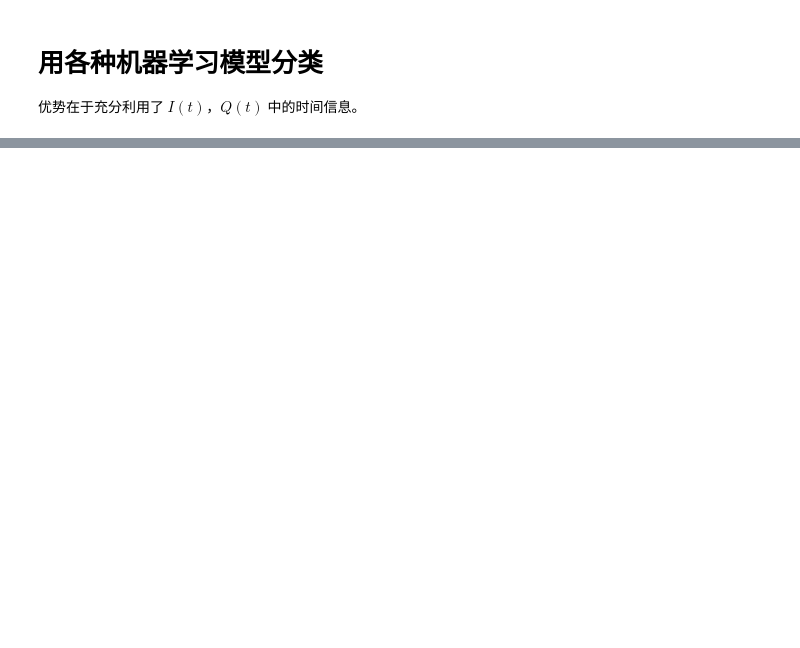
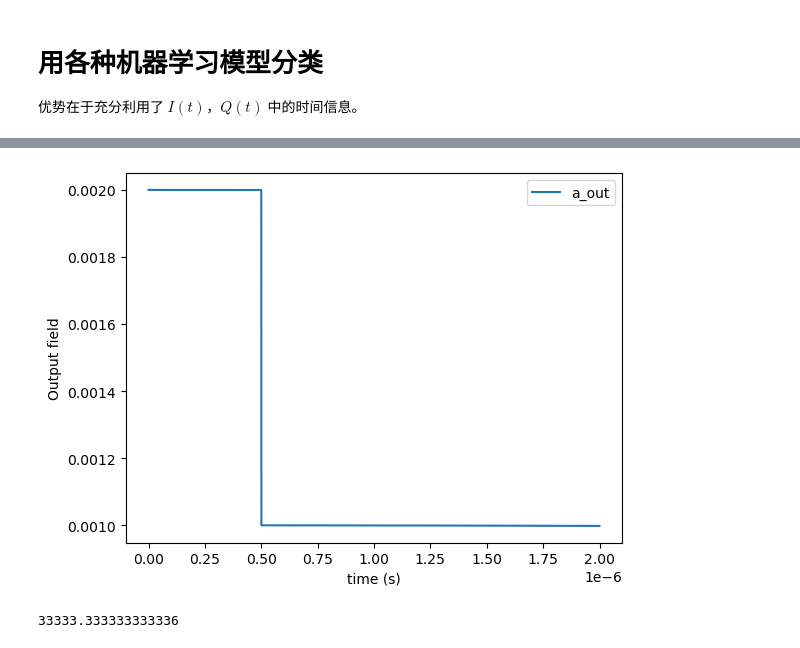
Before and after one commit to coding-xyz/qpu-gpu-co-processing, a Jupyter notebook: test_readout.ipynb, the cells around one changed output, grey strips where cells are left out. Saved outputs shown, nothing was run; the diff lists cells and outputs as text; code cells hidden in the pictures; blank space fills up the shorter version.

```diff
--- a/test_readout.ipynb
+++ b/test_readout.ipynb
@@ -105,0 +315,69 @@ plt.show()
+# %%
+import numpy as np
+import matplotlib.pyplot as plt
+from qutip import *
+
+# ============ 模拟参数 ============
+wr = 2*np.pi*5.0e9       # 腔频 5 GHz
+wq = 2*np.pi*5.5e9       # qubit 频率
+g = 2*np.pi*0.2e9          # dispersive shift
+kappa = 2*np.pi*1e6          # 腔泄漏率
+gamma_1 = 2*np.pi*1/30e-6             # T1 = 30 us
+gamma_phi = 2*np.pi*1/20e-6             # 退相干
+
+# Hilbert 空间
+Nc = 10                  # cavity 截止能级
+a = tensor(destroy(Nc), qeye(2))
+
+# Pauli
+sz = tensor(qeye(Nc), sigmaz())
+sp = tensor(qeye(Nc), sigmap())
+sm = tensor(qeye(Nc), sigmam())
+
+# ============ 输入脉冲形状：两个方波 ============
+def pulse(t, args):
+    """两个方波组成的脉冲"""
+    # 第一个脉冲：短而高
+    pulse1 = np.where((t >= 0) & (t <= 0.5e-6), args['amp1'], 0)
+    # 第二个脉冲：长而矮
+    pulse2 = np.where((t > 0.5e-6) & (t <= 2e-6), args['amp2'], 0)
+    return pulse1 + pulse2
+
+# 旋转坐标下的哈密顿量（去除腔的震荡部分）
+H0 = wr * a.dag() * a + wq * sp * sm + g * (a.dag() * sm + a * sp)
+H_drive = [a + a.dag(), pulse]  # 驱动项
+
+# ============ 输入‑输出关系 ============
+c_ops = [
+    np.sqrt(kappa)*a,         # cavity leakage
+    np.sqrt(gamma_1)*sm,     # qubit T1
+    np.sqrt(gamma_phi)*sz        # qubit dephasing
+]
+
+# ============ 演化计算 ============
+tlist = np.linspace(0,2e-6, 1000000)
+args = {'amp1': 0.002, 'amp2': 0.001}
+
+# 初始状态
+ρ0 = tensor(basis(Nc,0), basis(2,0)).proj()
+
+result = mesolve(H0, ρ0, tlist, c_ops, [a.dag()*a, sm], args=args)
+
+n_photon = result.expect[0]
+zvals = result.expect[1]
+
+# 输出场：a_out = a_in - sqrt(κ)*<sigma-> + wr 震荡部分
+a_in_t = pulse(tlist, args) * np.exp(-1j*wr*tlist)
+a_out = a_in_t + np.sqrt(κ)*zvals * np.exp(-1j*wr*tlist)  # 补回 ω_r 震荡
+
+plt.plot(tlist[::100], a_out.real[::100], label="a_out")
+plt.xlabel("time (s)")
+plt.ylabel("Output field")
+plt.legend()
+plt.show()
+# %% [output]
+[figure, added]
+# %%
+1/30e-6
+# %% [output]
+33333.333333333336
```
Also changed, not shown: parts of 9 cells of this notebook, 29 other files.
